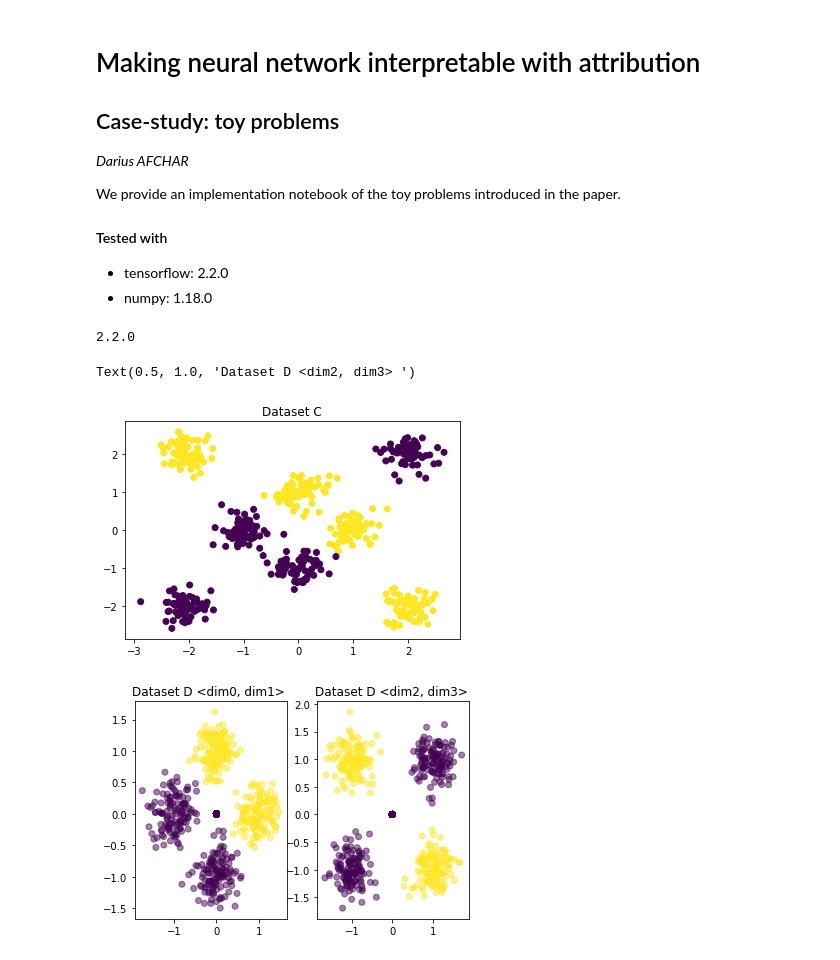
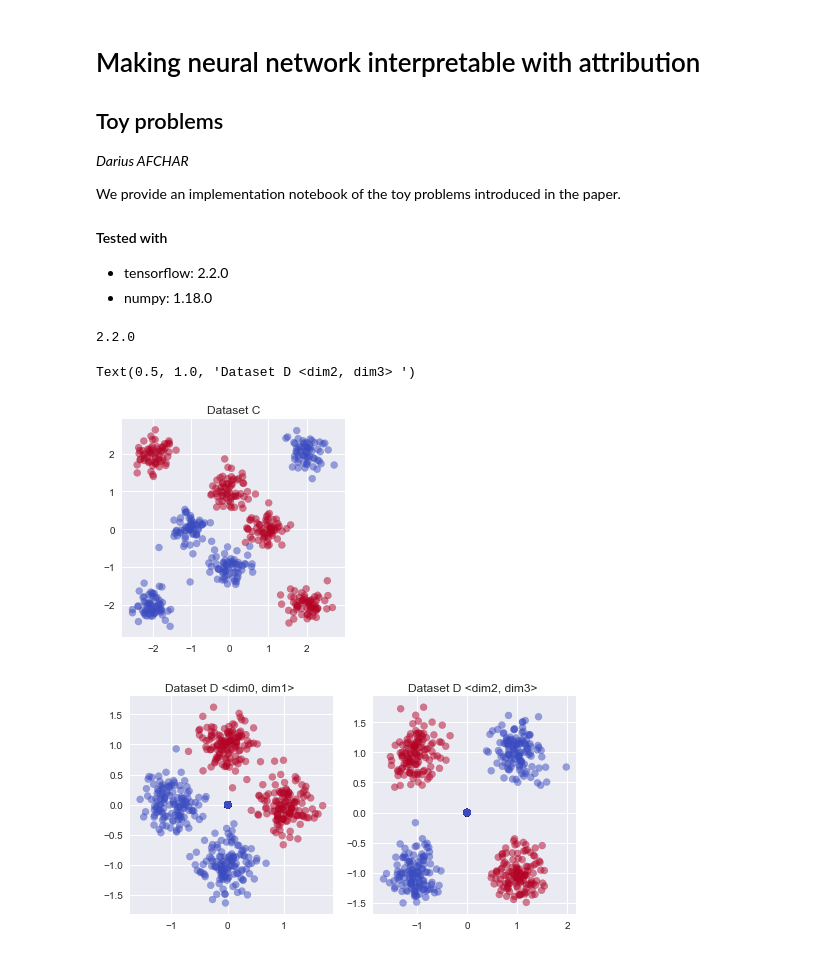
Before and after one commit to deezer/interpretable_nn_attribution, a Jupyter notebook: toy/toy_examples.ipynb, the cells around one changed output. Cells and saved outputs as stored; diff of their text form; code cells hidden in the pictures.

```diff
--- a/toy/toy_examples.ipynb
+++ b/toy/toy_examples.ipynb
@@ -1,6 +1,6 @@
 # %% [markdown]
 # Making neural network interpretable with attribution
-## Case-study: toy problems
+## Toy problems
 _Darius AFCHAR_
 
 We provide an implementation notebook of the toy problems introduced in the paper.
@@ -14,6 +14,12 @@ import tensorflow as tf
 print(tf.__version__)
 # %% [output]
 2.2.0
+# %%
+import matplotlib.pyplot as plt
+plt.style.use('seaborn')
+plt.set_cmap('coolwarm')
+
+%matplotlib inline
 # %%
 '''
 Define several toy datasets
@@ -25,13 +31,11 @@ def datagen_A(bs = 256, dist = 1.0, noise_level = 0.25):
     Y = np.ones((bs, 1))
     s = bs // 4
     X[:s] = X[:s] + [-dist, 0]
-    Y[:s] = 0.
+    Y[:s] = -1.
     X[s:(2*s)] = X[s:(2*s)] + [dist, 0]
-    Y[s:(2*s)] = 1.
     X[(2*s):(3*s)] = X[(2*s):(3*s)] + [0, dist]
-    Y[(2*s):(3*s)] = 1.
     X[(3*s):] = X[(3*s):] + [0, -dist]
-    Y[(3*s):] = 0.
+    Y[(3*s):] = -1.
     return X, Y
 
 def datagen_B(bs = 256, dist = 1.0, noise_level = 0.25):
@@ -40,13 +44,11 @@ def datagen_B(bs = 256, dist = 1.0, noise_level = 0.25):
     Y = np.ones((bs, 1))
     s = bs // 4
     X[:s] = X[:s] + [-dist, -dist]
-    Y[:s] = 0.
+    Y[:s] = -1.
     X[s:(2*s)] = X[s:(2*s)] + [dist, -dist]
-    Y[s:(2*s)] = 1.
     X[(2*s):(3*s)] = X[(2*s):(3*s)] + [-dist, dist]
-    Y[(2*s):(3*s)] = 1.
     X[(3*s):] = X[(3*s):] + [dist, dist]
-    Y[(3*s):] = 0.
+    Y[(3*s):] = -1.
     return X, Y
 
 def datagen_C(bs = 256, noise_level = 0.25):
@@ -69,24 +71,22 @@ def make_generator(func, params):
         yield func(**params)
 # %%
 '''
-(Optional) Plot and check that everything is ok.
+Plot
 '''
-import matplotlib.pyplot as plt
-%matplotlib inline
-
+plt.figure(figsize=(4, 4))
 x, y = datagen_C(512)
-plt.scatter(x[:,0], x[:,1], c = y[:,0])
+plt.scatter(x[:,0], x[:,1], c = y[:,0], alpha=0.5)
 plt.title('Dataset C')
 
-plt.figure()
+plt.figure(figsize=(8, 4))
 x, y = datagen_D(1024)
 plt.subplot(1,2,1)
 plt.scatter(x[:,0], x[:,1], c = y[:,0], alpha=0.5)
 plt.title('Dataset D <dim0, dim1> ')
 plt.subplot(1,2,2)
 plt.scatter(x[:,2], x[:,3], c = y[:,0], alpha=0.5)
 plt.title('Dataset D <dim2, dim3> ')
 # %% [output]
 Text(0.5, 1.0, 'Dataset D <dim2, dim3> ')
-[figure, old version]
+[figure, new version]
-[figure, old version]
+[figure, new version]
```
Also changed, not shown: parts of 16 cells of this notebook.
